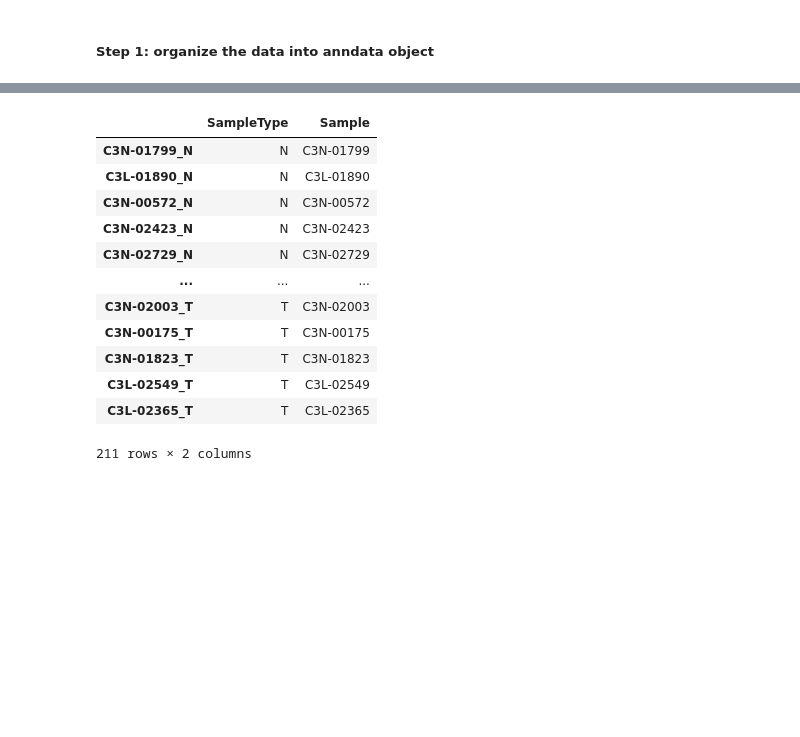
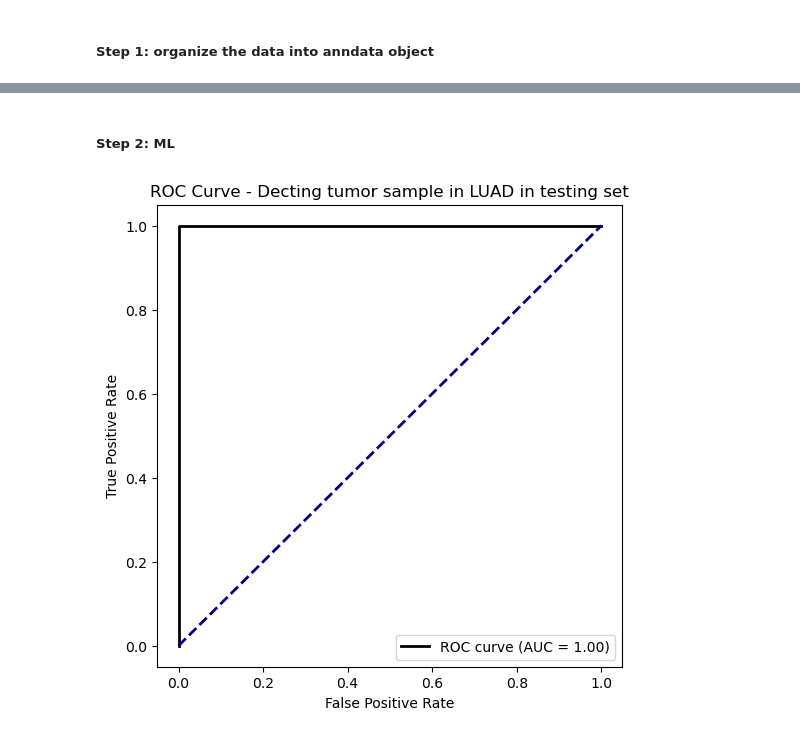
Before and after one commit to wendy27zhang/MultiOmics_cancer_landscape, a Jupyter notebook: notebooks/analysis_LUAD.ipynb, the cells around one changed output, grey strips where cells are left out. Saved outputs shown, nothing was run; the diff lists cells and outputs as text; code cells hidden in the pictures; blank space fills up the shorter version.

```diff
--- a/notebooks/analysis_LUAD.ipynb
+++ b/notebooks/analysis_LUAD.ipynb
@@ -63,19 +117,5 @@ AnnData object with n_obs × n_vars = 211 × 12431
 # %%
 adata.var_names
 adata.var
-adata.obs
+#adata.obs
-# %% [output]
-|  | SampleType | Sample |
-| C3N-01799_N | N | C3N-01799 |
-| C3L-01890_N | N | C3L-01890 |
-| C3N-00572_N | N | C3N-00572 |
-| C3N-02423_N | N | C3N-02423 |
-| C3N-02729_N | N | C3N-02729 |
-| ... | ... | ... |
-| C3N-02003_T | T | C3N-02003 |
-| C3N-00175_T | T | C3N-00175 |
-| C3N-01823_T | T | C3N-01823 |
-| C3L-02549_T | T | C3L-02549 |
-| C3L-02365_T | T | C3L-02365 |
-211 rows × 2 columns
 # %%
@@ -83,2 +123,60 @@ object_file = f"../../Object/MultiOmics_cancer_landscape_data/{cancer_type}/{can
 
 adata.write(object_file, compression="gzip")
+# %% [markdown]
+##### Step 2: ML
+# %%
+### Main performance
+
+# Load data
+object_file = f"../../MultiOmics_cancer_landscape_data/{cancer_type}/Object/{cancer_type}_{omic_type}.h5ad"
+adata = ad.read_h5ad(object_file)
+
+X = adata.X
+y_ori = adata.obs["SampleType"].values
+#samples = adata.obs["Sample"].values  # sample names or IDs
+samples_type = adata.obs["SampleType"].values
+samples = adata.obs.index
+
+# Encode labels
+# LabelEncoder assigns integers alphabetically by default, so if your labels are "N" and "T" you’ll usually get "Normal" = 0, "Tumor" = 1
+encoder = LabelEncoder()
+y = encoder.fit_transform(y_ori)
+
+# Ensure "Normal" = 0, "Tumor" = 1
+if encoder.transform(["T"])[0] == 0:
+    y = 1 - y  # flip labels
+
+# Split train/test and also get the indices of the test set
+X_train, X_test, y_train, y_test, idx_train, idx_test = train_test_split(
+    X, y, range(len(y)), test_size=0.3, random_state=42, stratify=y, shuffle=True
+)
+
+
+# Train Random Forest
+rf = RandomForestClassifier(n_estimators=500, random_state=42)
+rf.fit(X_train, y_train)
+
+# Predict probabilities
+y_proba = rf.predict_proba(X_test)[:, 1]  # Probability of class 1 (Tumor)
+
+# Compute ROC curve
+fpr, tpr, thresholds = roc_curve(y_test, y_proba)
+
+# Compute AUC
+roc_auc = auc(fpr, tpr)
+
+plt.figure(figsize=(6,6))
+plt.plot(fpr, tpr, color = "black", lw=2, label=f"ROC curve (AUC = {roc_auc:.2f})")
+plt.plot([0,1], [0,1], color = "navy", lw=2, linestyle= "--")
+plt.xlabel("False Positive Rate")
+plt.ylabel("True Positive Rate")
+plt.title(f"ROC Curve - Decting tumor sample in {cancer_type} in testing set")
+plt.legend(loc="lower right")
+
+# Save to PDF
+pdf_file = f"../results/figures/{cancer_type}_{omic_type}_ROC_in_testing_set.pdf"
+plt.savefig(pdf_file, format="pdf", bbox_inches="tight")
+
+plt.show()
+# %% [output]
+[figure, added]
```
Also changed, not shown: parts of 14 cells of this notebook, 4 other files.
